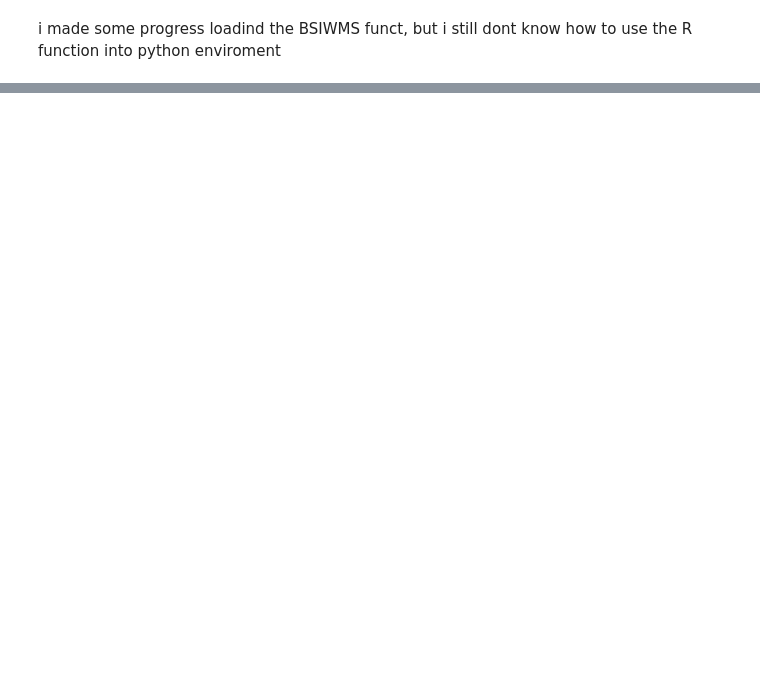
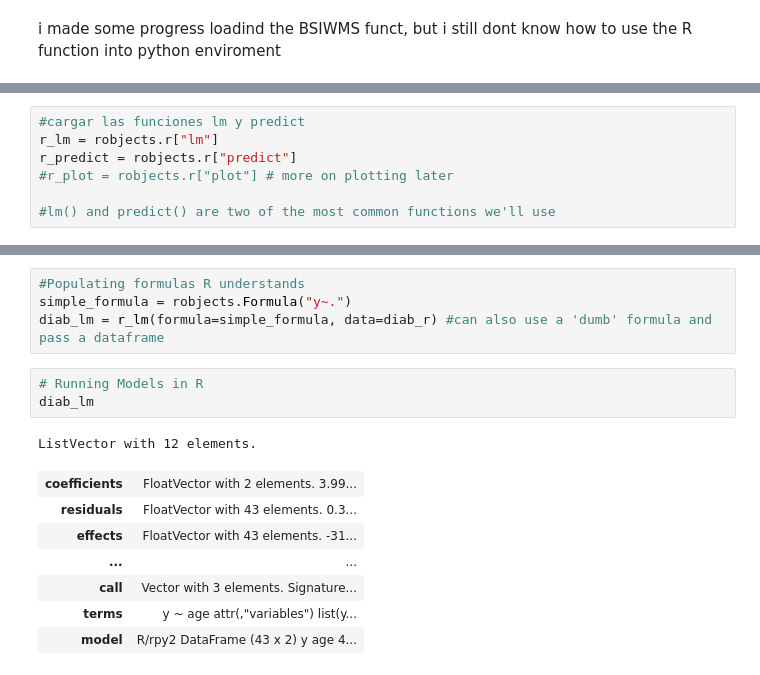
Before and after one commit to EiderDiaz/R_Python_interoperability, a Jupyter notebook: R to python.ipynb, the cells around one changed output, grey strips where cells are left out. Cells and saved outputs as stored; diff of their text form; blank space fills up the shorter version.

```diff
--- a/R to python.ipynb
+++ b/R to python.ipynb
@@ -27,0 +61,7 @@ R object with classes: ('function',) mapped to:
+# %%
+#cargar las funciones lm y predict
+r_lm = robjects.r["lm"]
+r_predict = robjects.r["predict"]
+#r_plot = robjects.r["plot"] # more on plotting later
+
+#lm() and predict() are two of the most common functions we'll use
@@ -27,0 +92,16 @@ R object with classes: ('function',) mapped to:
+# %%
+#Populating formulas R understands
+simple_formula = robjects.Formula("y~.")
+diab_lm = r_lm(formula=simple_formula, data=diab_r) #can also use a 'dumb' formula and pass a dataframe
+# %%
+# Running Models in R
+diab_lm
+# %% [output]
+ListVector with 12 elements.
+| coefficients | FloatVector with 2 elements. 3.99... |
+| residuals | FloatVector with 43 elements. 0.3... |
+| effects | FloatVector with 43 elements. -31... |
+| ... | ... |
+| call | Vector with 3 elements. Signature... |
+| terms | y ~ age attr(,"variables") list(y... |
+| model | R/rpy2 DataFrame (43 x 2) y age 4... |
```
Also changed, not shown: parts of 12 cells of this notebook, 35 other files.
